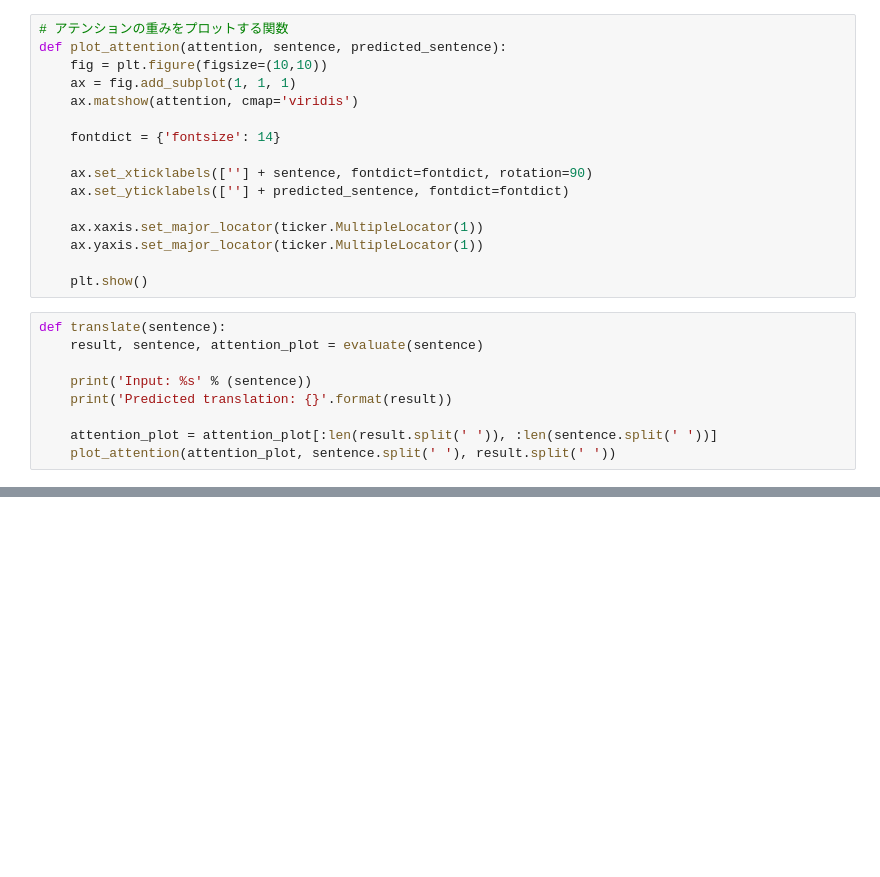
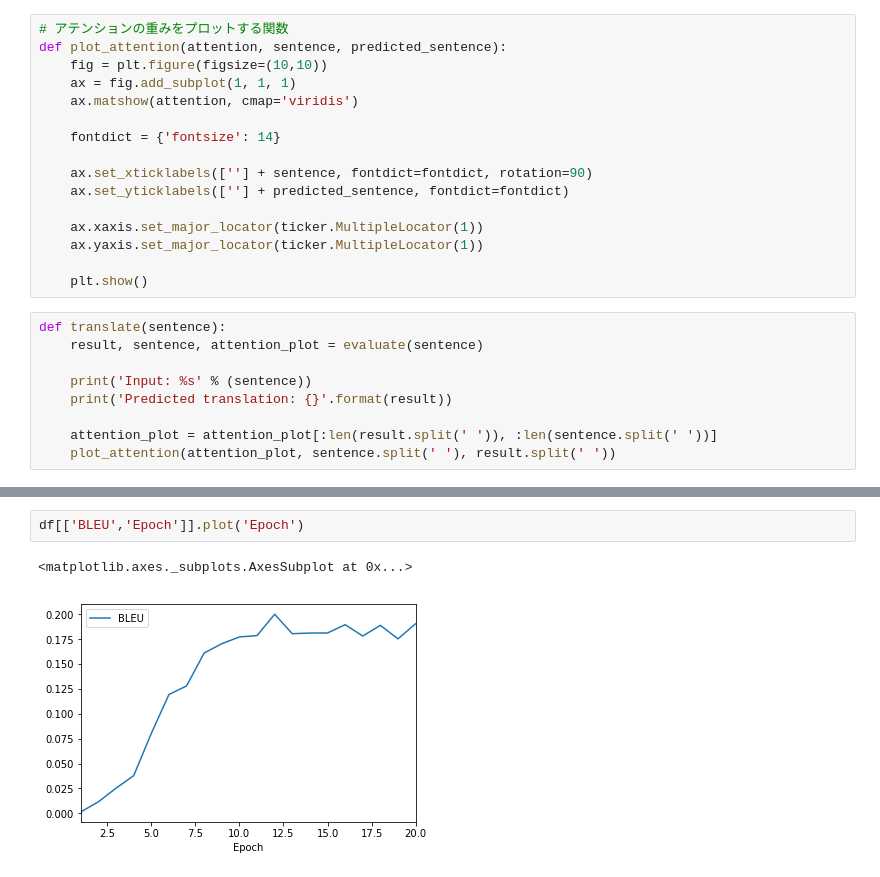
Before and after one commit to nagiton/E-qual-task, a Jupyter notebook: tf_NMT_enja-default.ipynb, the cells around one changed output, grey strips where cells are left out. Drawn from its saved outputs; the diff is of its cells as text; blank space fills up the shorter version.

```diff
--- a/tf_NMT_enja-default.ipynb
+++ b/tf_NMT_enja-default.ipynb
@@ -501,3 +616,8 @@ checkpoint.restore(tf.train.latest_checkpoint('ckpt/ckpt-0131'))
+# %%
+df[['BLEU','Epoch']].plot('Epoch')
+# %% [output]
+<matplotlib.axes._subplots.AxesSubplot at 0x...>
+[figure, added]
 # %%
 print('grand truth: 彼 ら は つい に それ が 真実 だ と 認め た 。')
 translate('they finally acknowledged it as true .')
```
Also changed, not shown: parts of 47 cells of this notebook, 3 other files.
